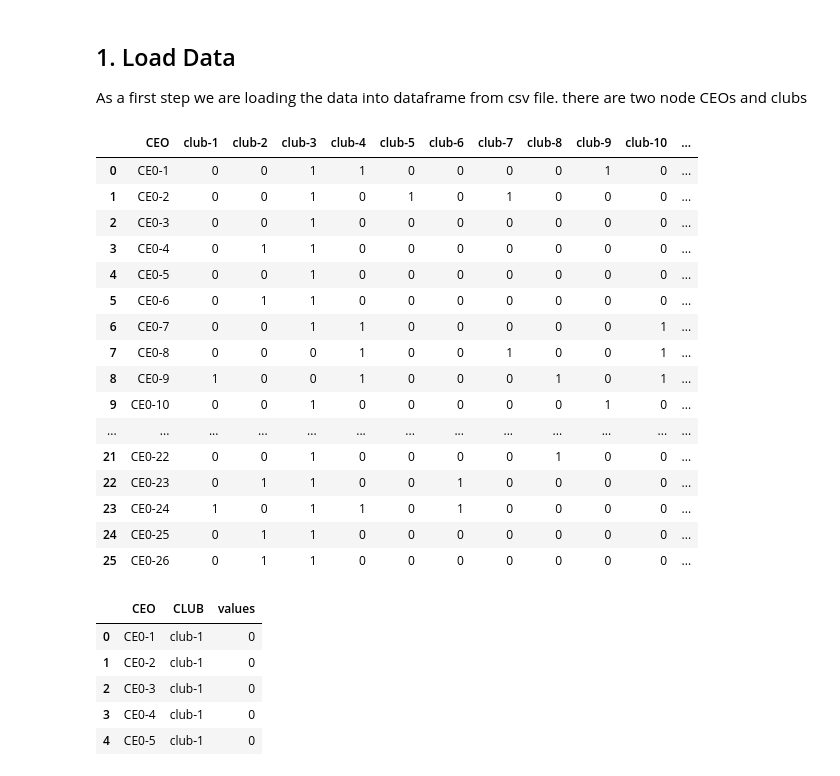
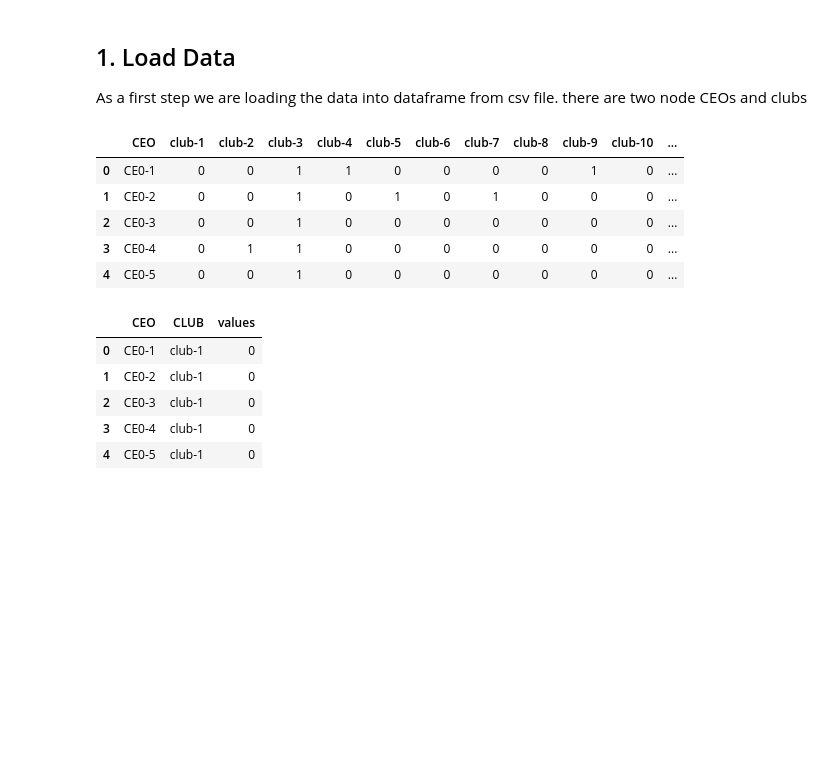
Before and after one commit to raghu74us/DATA-620, a Jupyter notebook: Project2/620_Project2.ipynb, the cells around one changed output. Cells and saved outputs as stored; diff of their text form; code cells hidden in the pictures; blank space fills up the shorter version.

```diff
--- a/Project2/620_Project2.ipynb
+++ b/Project2/620_Project2.ipynb
@@ -22,28 +22,17 @@ As a first step we are loading the data into dataframe from csv file. there are
 # %%
 import numpy as np
 import pandas as pd
 #df = pd.read_csv("C:\cuny\Fall_2018\DATA-620\Project2\ceos_net.csv")
 df = pd.read_csv("https://raw.githubusercontent.com/raghu74us/DATA-620/master/Project2/ceos_net.csv")
 
-df
+df.head()
 # %% [output]
 |  | CEO | club-1 | club-2 | club-3 | club-4 | club-5 | club-6 | club-7 | club-8 | club-9 | club-10 | ... |
 | 0 | CE0-1 | 0 | 0 | 1 | 1 | 0 | 0 | 0 | 0 | 1 | 0 | ... |
 | 1 | CE0-2 | 0 | 0 | 1 | 0 | 1 | 0 | 1 | 0 | 0 | 0 | ... |
 | 2 | CE0-3 | 0 | 0 | 1 | 0 | 0 | 0 | 0 | 0 | 0 | 0 | ... |
 | 3 | CE0-4 | 0 | 1 | 1 | 0 | 0 | 0 | 0 | 0 | 0 | 0 | ... |
 | 4 | CE0-5 | 0 | 0 | 1 | 0 | 0 | 0 | 0 | 0 | 0 | 0 | ... |
-| 5 | CE0-6 | 0 | 1 | 1 | 0 | 0 | 0 | 0 | 0 | 0 | 0 | ... |
-| 6 | CE0-7 | 0 | 0 | 1 | 1 | 0 | 0 | 0 | 0 | 0 | 1 | ... |
-| 7 | CE0-8 | 0 | 0 | 0 | 1 | 0 | 0 | 1 | 0 | 0 | 1 | ... |
-| 8 | CE0-9 | 1 | 0 | 0 | 1 | 0 | 0 | 0 | 1 | 0 | 1 | ... |
-| 9 | CE0-10 | 0 | 0 | 1 | 0 | 0 | 0 | 0 | 0 | 1 | 0 | ... |
-| ... | ... | ... | ... | ... | ... | ... | ... | ... | ... | ... | ... | ... |
-| 21 | CE0-22 | 0 | 0 | 1 | 0 | 0 | 0 | 0 | 1 | 0 | 0 | ... |
-| 22 | CE0-23 | 0 | 1 | 1 | 0 | 0 | 1 | 0 | 0 | 0 | 0 | ... |
-| 23 | CE0-24 | 1 | 0 | 1 | 1 | 0 | 1 | 0 | 0 | 0 | 0 | ... |
-| 24 | CE0-25 | 0 | 1 | 1 | 0 | 0 | 0 | 0 | 0 | 0 | 0 | ... |
-| 25 | CE0-26 | 0 | 1 | 1 | 0 | 0 | 0 | 0 | 0 | 0 | 0 | ... |
 # %%
 dft = pd.melt(df,id_vars=["CEO"],var_name="CLUB", value_name = "values")
 dft.set_index('CEO')
```
Also changed, not shown: parts of 20 cells of this notebook.
